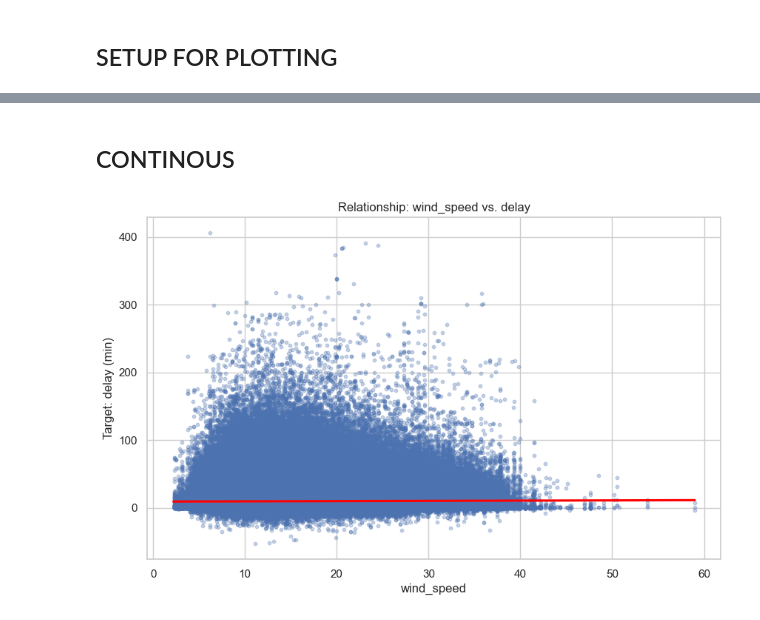
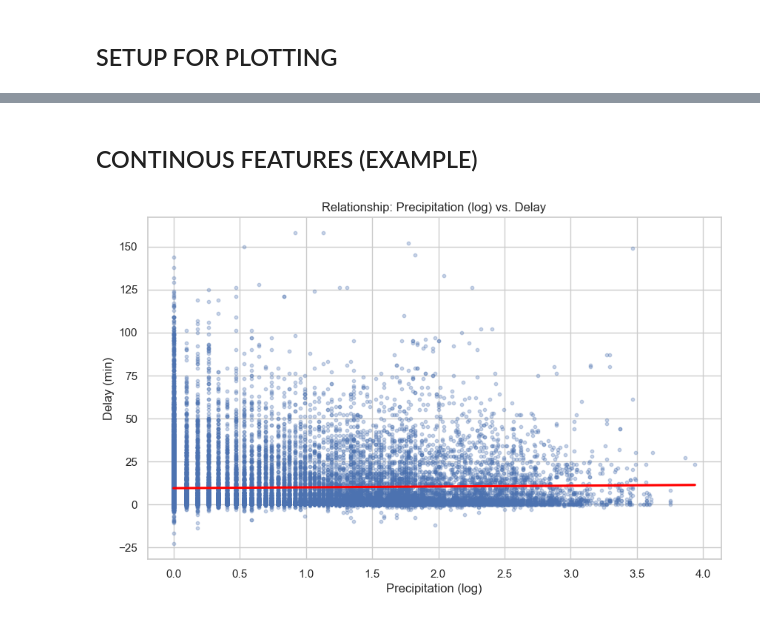
Before and after one commit to bjarneh22/Delay_Predictor_Deutsche_Bahn, a Jupyter notebook: src/jakob_analysis/02_eda.ipynb, the cells around one changed output, grey strips where cells are left out. Drawn from its saved outputs; the diff is of its cells as text; code cells hidden in the pictures.

```diff
--- a/src/jakob_analysis/02_eda.ipynb
+++ b/src/jakob_analysis/02_eda.ipynb
@@ -137,20 +129,14 @@ plt.show()
 # %% [markdown]
-## CONTINOUS
+## CONTINOUS FEATURES (EXAMPLE)
 # %%
-def plot_cont_vs_cont(df, feature, target):
-    plt.figure(figsize=(10, 6))
-
-    sns.regplot(data=df, x=feature, y=target,
+plt.figure(figsize=(10, 6))
+sns.regplot(data=df_features.iloc[:30000], x="precipitation_log", y="delay",
                 scatter_kws={'alpha':0.3, 's':10},
                 line_kws={'color':'red'})
-
-    plt.title(f'Relationship: {feature} vs. {target}')
-    plt.xlabel(feature)
-    plt.ylabel(f'Target: {target} (min)')
-    plt.show()
-
-
-plot_cont_vs_cont(df_features, "wind_speed", "delay")
+plt.title('Relationship: Precipitation (log) vs. Delay')
+plt.xlabel('Precipitation (log)')
+plt.ylabel('Delay (min)')
+plt.show()
 # %% [output]
-[figure, old version]
+[figure, new version]
 # %% [markdown]
```
Also changed, not shown: parts of 12 cells of this notebook.
